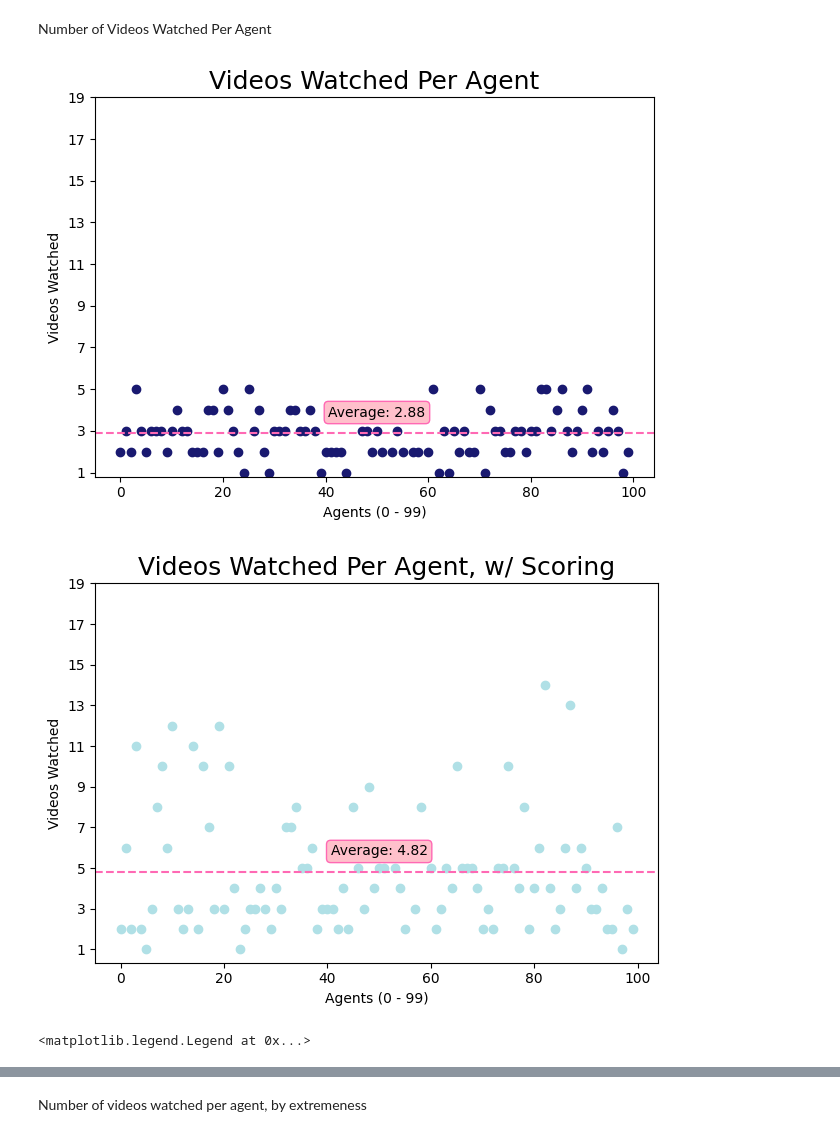
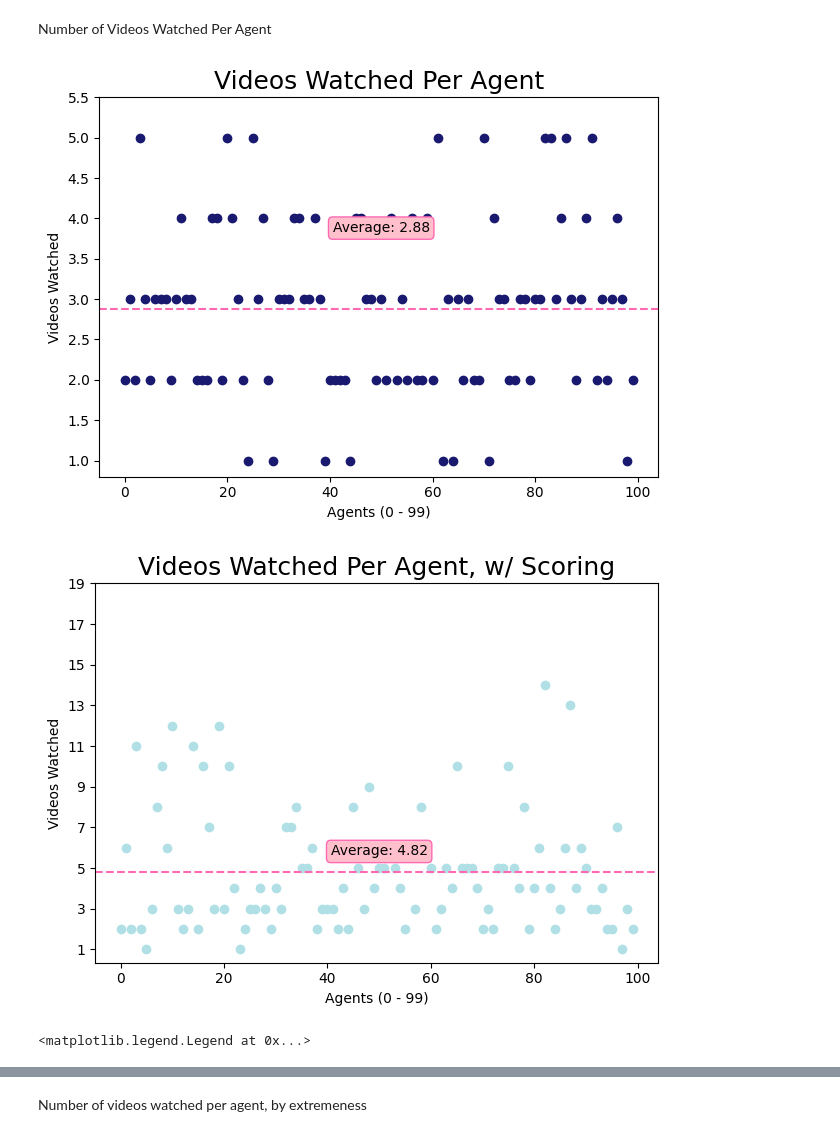
Before and after one commit to snyder-research-group/tools-of-justice, a Jupyter notebook: youtube simulation/experimenting_copy_simulation_notebook.ipynb, the cells around one changed output, grey strips where cells are left out. Saved outputs shown, nothing was run; the diff lists cells and outputs as text; code cells hidden in the pictures.

Commit message:
Cleaned up some graphs to put on research poster

```diff
--- a/youtube simulation/experimenting_copy_simulation_notebook.ipynb
+++ b/youtube simulation/experimenting_copy_simulation_notebook.ipynb
@@ -2890,7 +2890,7 @@ plt.axhline(numpy.nanmean(y), linestyle = '--', color = 'hotpink')
 plt.tight_layout()
 
 # Sets y-axis range from min in the array to 20, with intervals of 2
-plt.yticks(numpy.arange(min(y), 20, 2))
+plt.yticks(numpy.arange(min(y), 6, 0.5))
 
 
 plt.text(50, numpy.nanmean(y) + 1, "Average: " + str(numpy.nanmean(y)), size=10, rotation=0.,
@@ -2918,7 +2918,7 @@ if(REC_SYSTEM_TOGGLE):
     plt.tight_layout()
 
     # Sets y-axis range from min in the array to 20, with intervals of 2
-    plt.yticks(numpy.arange(min(y_rec), 20, 2))
+    plt.yticks(numpy.arange(min(y_rec), 6, 0.5))
 
     plt.text(50, numpy.nanmean(y_rec) + 1, "Average: " + str(numpy.nanmean(y_rec)), size=10, rotation=0.,
             ha="center", va="center",
@@ -2966,34 +2966,35 @@ if(SCORE_SYSTEM_TOGGLE):
     plt.scatter(x_score,y_score, color = 'powderblue') # A bar chart
     plt.title('Videos Watched Per Agent, w/ Scoring', fontsize = 18)
     plt.xlabel('Agents (0 - ' + str(NUM_AGENTS-1) + ')')
     plt.ylabel('Videos Watched')
     plt.axhline(numpy.nanmean(y_score), linestyle = '--', color = 'hotpink')
 
     # defining display layout
     plt.tight_layout()
 
     # Sets y-axis range from min in the array to 20, with intervals of 2
     plt.yticks(numpy.arange(min(y_score), 20, 2))
 
     plt.text(50, numpy.nanmean(y_score) + 1, "Average: " + str(numpy.nanmean(y_score)), size=10, rotation=0.,
             ha="center", va="center",
             bbox=dict(boxstyle="round",
                     ec='hotpink',   # edge color: rbg values
                     fc='pink',   # fill color: rbg values
                     )
             )
 
     plt.show()
 
 
 
 plt.title('# of Videos Watched Per Agent', fontsize = 18)
 sns.regplot(x = x, y = y, lowess=True, scatter = False, label = "None", line_kws={"color": "midnightblue"})
 # sns.regplot(x = x_rec, y = y_rec, lowess=True, scatter = False, label = "Rec", line_kws={"color": "royalblue"})
 # sns.regplot(x = x_rand, y = y_rand, lowess=True, scatter = False, label = "Rand", line_kws={"color": "cornflowerblue"})
 sns.regplot(x = x_score, y = y_score, lowess=True, scatter = False, label = "Score", line_kws={"color": "powderblue"})
-plt.legend(labels=['None', 'Rec', 'Rand', 'Score'])
+plt.yticks(numpy.arange(min(y_score), 7, 0.5))
+plt.legend(labels=['None', 'Score'])
 # %% [output]
-[figure, old version]
+[figure, new version]
 [figure]
 <matplotlib.legend.Legend at 0x...>
```
Also changed, not shown: parts of 1 cell of this notebook, 2 other files.
